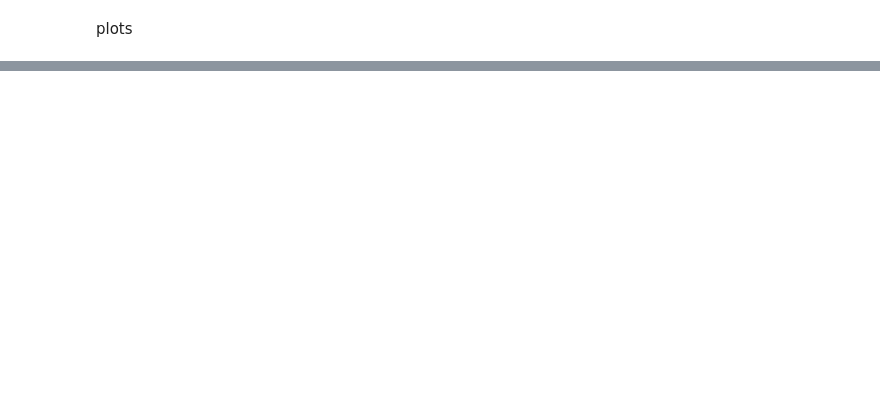
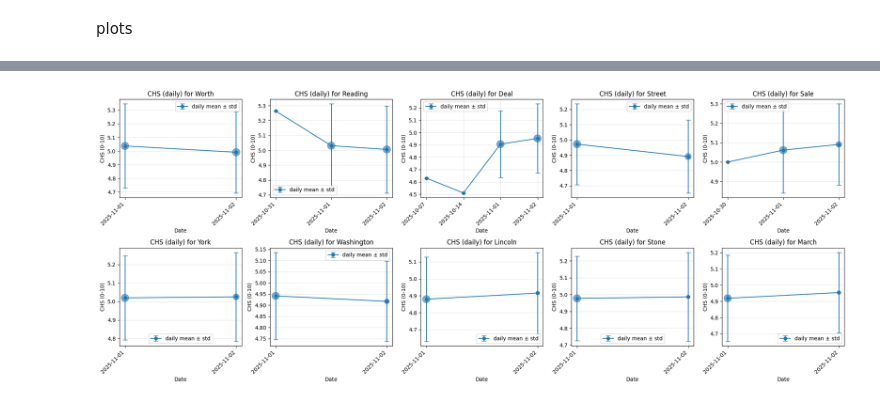
Before and after one commit to GrignardReagent/HTB_2026, a Jupyter notebook: bluesky_chs.ipynb, the cells around one changed output, grey strips where cells are left out. Saved outputs shown, nothing was run; the diff lists cells and outputs as text; code cells hidden in the pictures; blank space fills up the shorter version.

```diff
--- a/bluesky_chs.ipynb
+++ b/bluesky_chs.ipynb
@@ -338,0 +377,32 @@ plt.show()
+# %%
+# plot for a few more examples, as subplots
+sample_cities = results_batch[:10]  # first 10 cities
+fig, axs = plt.subplots(2, 5, figsize=(20, 8))
+for ax, city in zip(axs.flatten(), sample_cities):
+    times = [entry['posted_at_timestamp'] for entry in city['timeseries']]
+    chs_values = [entry['chs'] for entry in city['timeseries']]
+    dts = [datetime.fromtimestamp(t) for t in times]
+    by_date = defaultdict(list)
+    for dt, ch in zip(dts, chs_values):
+        by_date[dt.date()].append(ch)
+    dates = sorted(by_date.keys())
+    means = [float(np.mean(by_date[d])) for d in dates]
+    stds = [float(np.std(by_date[d])) for d in dates]
+    x = list(range(len(dates)))
+    x_labels = [d.strftime('%Y-%m-%d') for d in dates]
+
+    ax.errorbar(x, means, yerr=stds, fmt='-o', capsize=4, label='daily mean ± std')
+    sizes = [max(20, min(200, len(by_date[d])*3)) for d in dates]
+    ax.scatter(x, means, s=sizes, alpha=0.6, color='C0')
+    ax.set_title(f'CHS (daily) for {city["city"]}')
+    ax.set_xlabel('Date')
+    ax.set_ylabel('CHS (0-10)')
+    step = max(1, len(x)//10)
+    ax.set_xticks(x[::step])
+    ax.set_xticklabels(x_labels[::step], rotation=45, ha='right')
+    ax.grid(alpha=0.3)
+    ax.legend()
+plt.tight_layout()
+plt.show()
+# %% [output]
+[figure, added]
```
Also changed, not shown: parts of 3 cells of this notebook.
